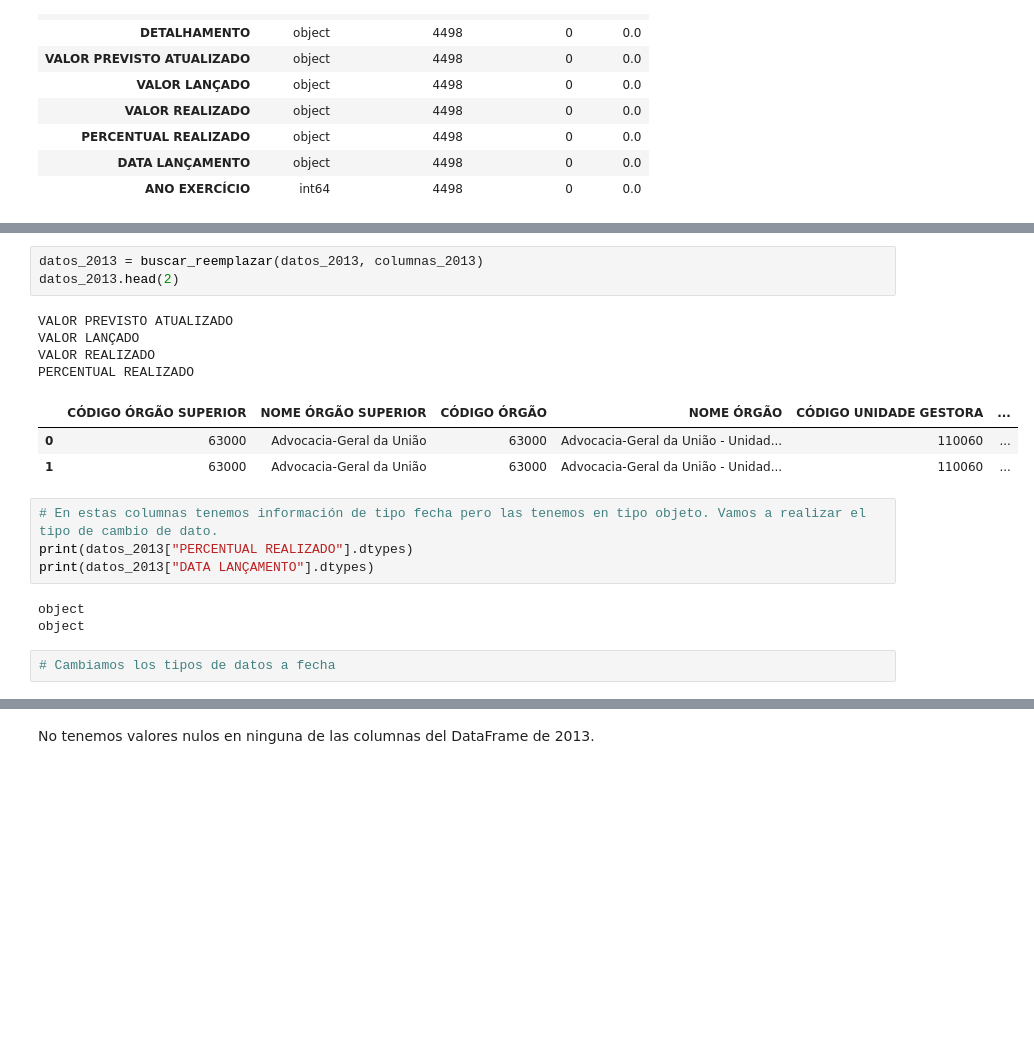
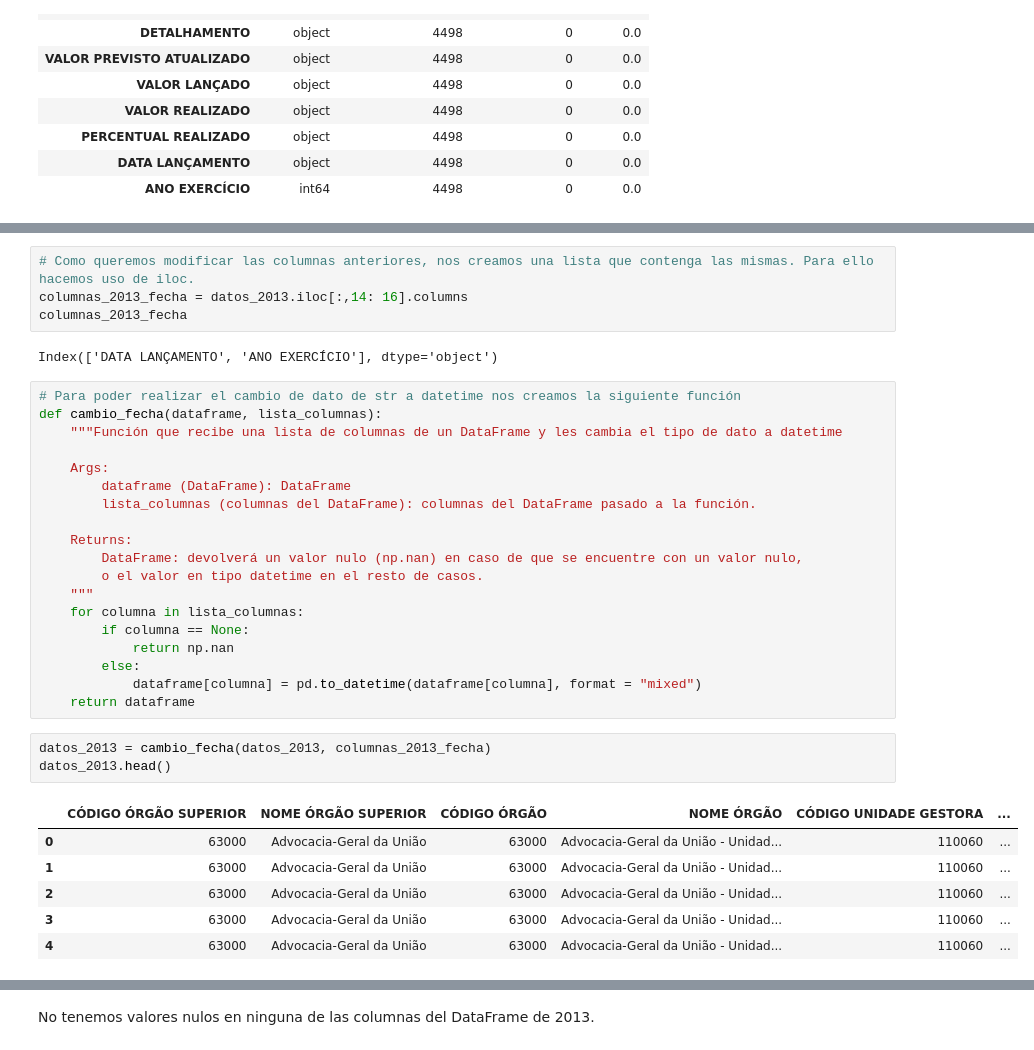
Before and after one commit to Gabijc/Proyecto2_Analisis_Ingresos_Brasil, a Jupyter notebook: EDA_datos_Brasil.ipynb, the cells around one changed output, grey strips where cells are left out. Drawn from its saved outputs; the diff is of its cells as text; blank space fills up the shorter version.

Commit message:
Función de cambio de fechas ya casi hecha

```diff
--- a/EDA_datos_Brasil.ipynb
+++ b/EDA_datos_Brasil.ipynb
@@ -117,20 +128,35 @@ Index(['VALOR PREVISTO ATUALIZADO', 'VALOR LANÇADO', 'VALOR REALIZADO',
+# %%
+# Como queremos modificar las columnas anteriores, nos creamos una lista que contenga las mismas. Para ello hacemos uso de iloc.
+columnas_2013_fecha = datos_2013.iloc[:,14: 16].columns
+columnas_2013_fecha
+# %% [output]
+Index(['DATA LANÇAMENTO', 'ANO EXERCÍCIO'], dtype='object')
+# %%
+# Para poder realizar el cambio de dato de str a datetime nos creamos la siguiente función
+def cambio_fecha(dataframe, lista_columnas):
+    """Función que recibe una lista de columnas de un DataFrame y les cambia el tipo de dato a datetime
+
+    Args:
+        dataframe (DataFrame): DataFrame
+        lista_columnas (columnas del DataFrame): columnas del DataFrame pasado a la función.
+
+    Returns:
+        DataFrame: devolverá un valor nulo (np.nan) en caso de que se encuentre con un valor nulo,
+        o el valor en tipo datetime en el resto de casos.
+    """
+    for columna in lista_columnas:
+        if columna == None:
+            return np.nan
+        else:
+            dataframe[columna] = pd.to_datetime(dataframe[columna], format = "mixed")
+    return dataframe
 # %%
-datos_2013 = buscar_reemplazar(datos_2013, columnas_2013)
-datos_2013.head(2)
+datos_2013 = cambio_fecha(datos_2013, columnas_2013_fecha)
+datos_2013.head()
 # %% [output]
-VALOR PREVISTO ATUALIZADO
-VALOR LANÇADO
-VALOR REALIZADO
-PERCENTUAL REALIZADO
 |  | CÓDIGO ÓRGÃO SUPERIOR | NOME ÓRGÃO SUPERIOR | CÓDIGO ÓRGÃO | NOME ÓRGÃO | CÓDIGO UNIDADE GESTORA | ... |
 | 0 | 63000 | Advocacia-Geral da União | 63000 | Advocacia-Geral da União - Unidad... | 110060 | ... |
 | 1 | 63000 | Advocacia-Geral da União | 63000 | Advocacia-Geral da União - Unidad... | 110060 | ... |
+| 2 | 63000 | Advocacia-Geral da União | 63000 | Advocacia-Geral da União - Unidad... | 110060 | ... |
+| 3 | 63000 | Advocacia-Geral da União | 63000 | Advocacia-Geral da União - Unidad... | 110060 | ... |
+| 4 | 63000 | Advocacia-Geral da União | 63000 | Advocacia-Geral da União - Unidad... | 110060 | ... |
-# %%
-# En estas columnas tenemos información de tipo fecha pero las tenemos en tipo objeto. Vamos a realizar el tipo de cambio de dato.
-print(datos_2013["PERCENTUAL REALIZADO"].dtypes)
-print(datos_2013["DATA LANÇAMENTO"].dtypes)
-# %% [output]
-object
-object
-# %%
-# Cambiamos los tipos de datos a fecha
```
Also changed, not shown: parts of 19 cells of this notebook.
